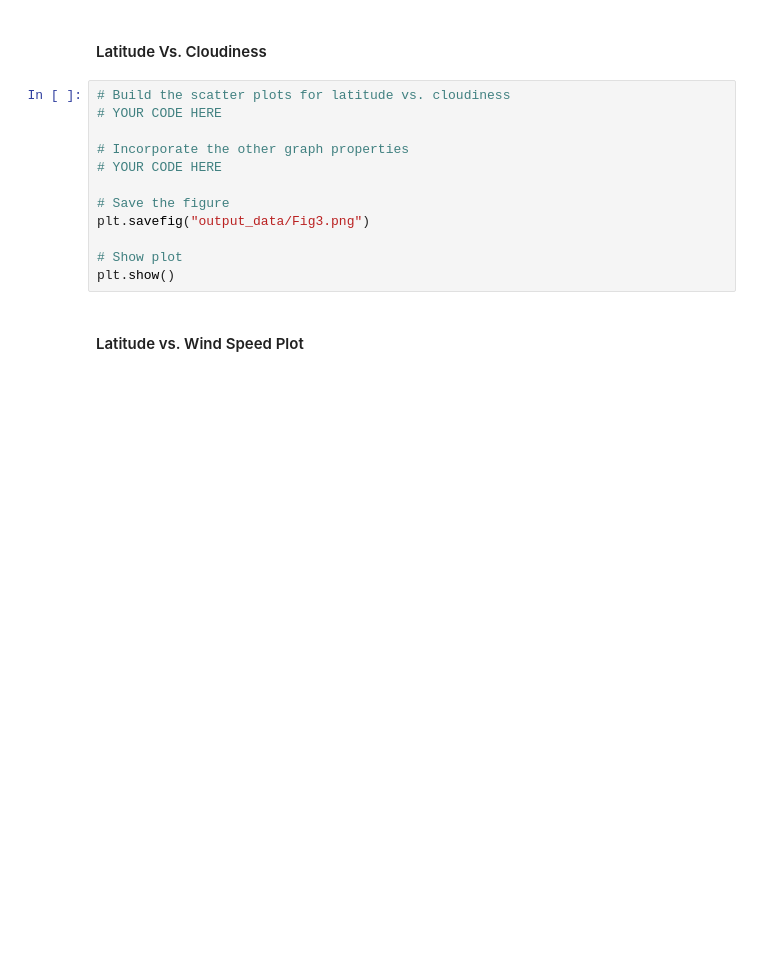
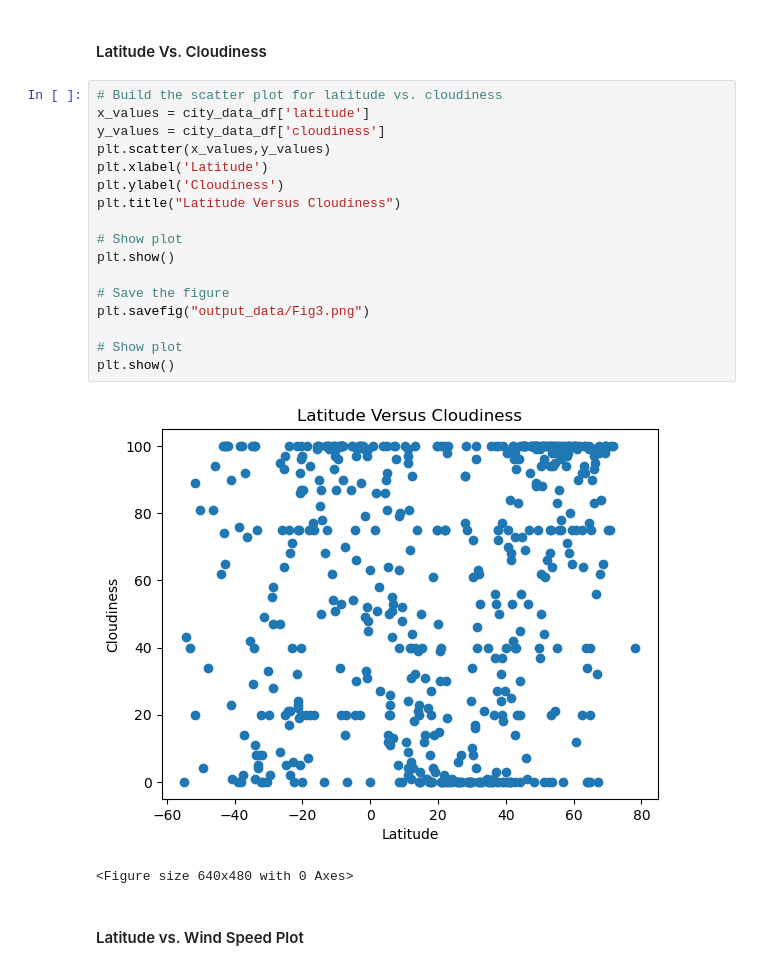
Before and after one commit to virgowolf/python-api-challenge, a Jupyter notebook: WeatherPy/WeatherPy.ipynb, the cells around one changed output. Cells and saved outputs as stored; diff of their text form; blank space fills up the shorter version.

```diff
--- a/WeatherPy/WeatherPy.ipynb
+++ b/WeatherPy/WeatherPy.ipynb
@@ -209,17 +220,25 @@ plt.show()
 # %% [markdown]
 #### Latitude Vs. Cloudiness
 # %%
-# Build the scatter plots for latitude vs. cloudiness
-# YOUR CODE HERE
+# Build the scatter plot for latitude vs. cloudiness
+x_values = city_data_df['latitude']
+y_values = city_data_df['cloudiness']
+plt.scatter(x_values,y_values)
+plt.xlabel('Latitude')
+plt.ylabel('Cloudiness')
+plt.title("Latitude Versus Cloudiness")
 
-# Incorporate the other graph properties
-# YOUR CODE HERE
+# Show plot
+plt.show()
 
 # Save the figure
 plt.savefig("output_data/Fig3.png")
 
 # Show plot
 plt.show()
+# %% [output]
+[figure, added]
+<Figure size 640x480 with 0 Axes>
 # %% [markdown]
 #### Latitude vs. Wind Speed Plot
 # %%
```
Also changed, not shown: parts of 7 cells of this notebook, 5 other files.
